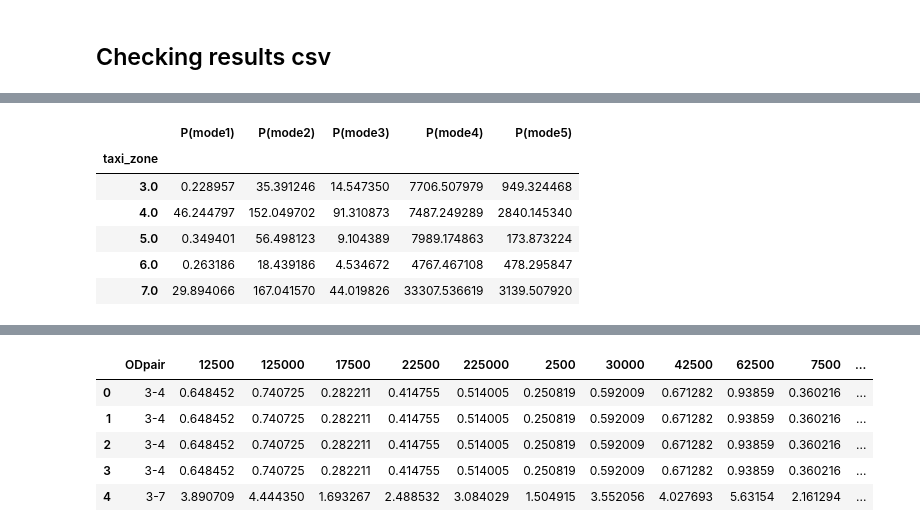
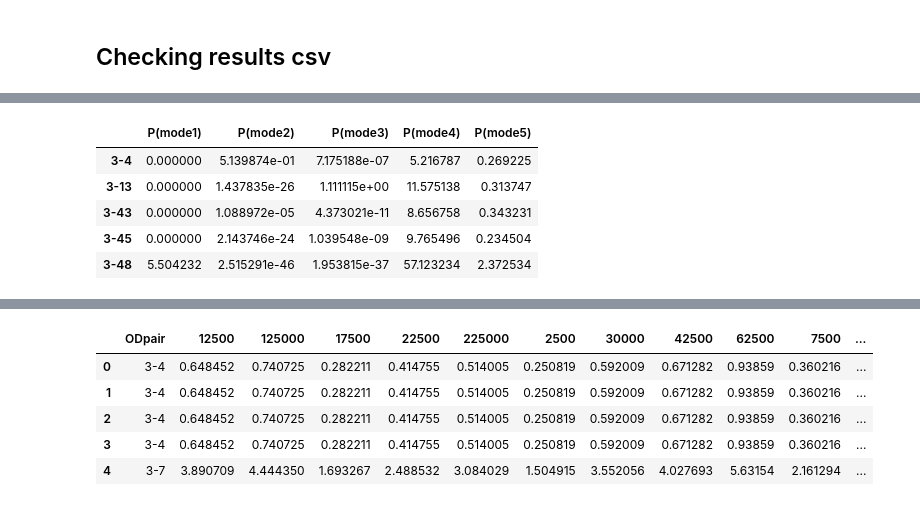
Before and after one commit to Rufei-Sheng/Manhattan-Congestion-Surcharge-Capstone, a Jupyter notebook: modeling/modeling_test.ipynb, the cells around one changed output, grey strips where cells are left out. Saved outputs shown, nothing was run; the diff lists cells and outputs as text; code cells hidden in the pictures.

```diff
--- a/modeling/modeling_test.ipynb
+++ b/modeling/modeling_test.ipynb
@@ -542,11 +520,10 @@ agg_scene_1.columns = [name + '_predicted' for name in agg_scene_1.columns]
 # %%
-acs = pd.read_csv('final_acs_transportation_choice.csv',index_col=0)
-acs.head()
+results_scene_2 = pd.read_csv('../results/Final_results/results_scenario2_XH.csv',index_col=0)
+results_scene_2.head()
 # %% [output]
 |  | P(mode1) | P(mode2) | P(mode3) | P(mode4) | P(mode5) |
-| taxi_zone |  |  |  |  |  |
-| 3.0 | 0.228957 | 35.391246 | 14.547350 | 7706.507979 | 949.324468 |
-| 4.0 | 46.244797 | 152.049702 | 91.310873 | 7487.249289 | 2840.145340 |
-| 5.0 | 0.349401 | 56.498123 | 9.104389 | 7989.174863 | 173.873224 |
-| 6.0 | 0.263186 | 18.439186 | 4.534672 | 4767.467108 | 478.295847 |
-| 7.0 | 29.894066 | 167.041570 | 44.019826 | 33307.536619 | 3139.507920 |
+| 3-4 | 0.000000 | 5.139874e-01 | 7.175188e-07 | 5.216787 | 0.269225 |
+| 3-13 | 0.000000 | 1.437835e-26 | 1.111115e+00 | 11.575138 | 0.313747 |
+| 3-43 | 0.000000 | 1.088972e-05 | 4.373021e-11 | 8.656758 | 0.343231 |
+| 3-45 | 0.000000 | 2.143746e-24 | 1.039548e-09 | 9.765496 | 0.234504 |
+| 3-48 | 5.504232 | 2.515291e-46 | 1.953815e-37 | 57.123234 | 2.372534 |
```
Also changed, not shown: parts of 18 cells of this notebook, 2 other files.
